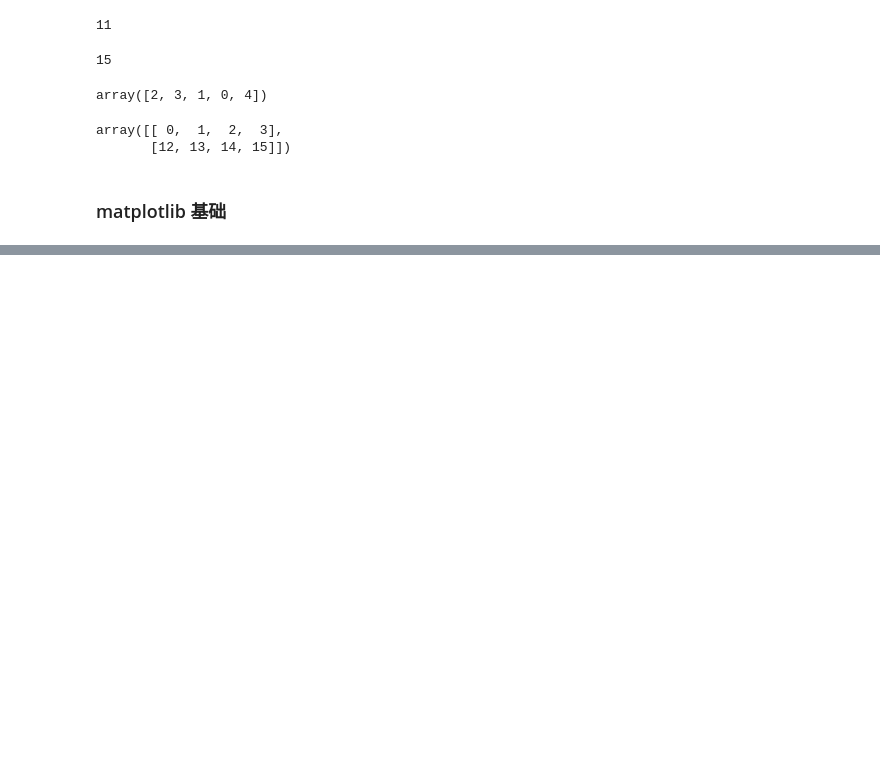
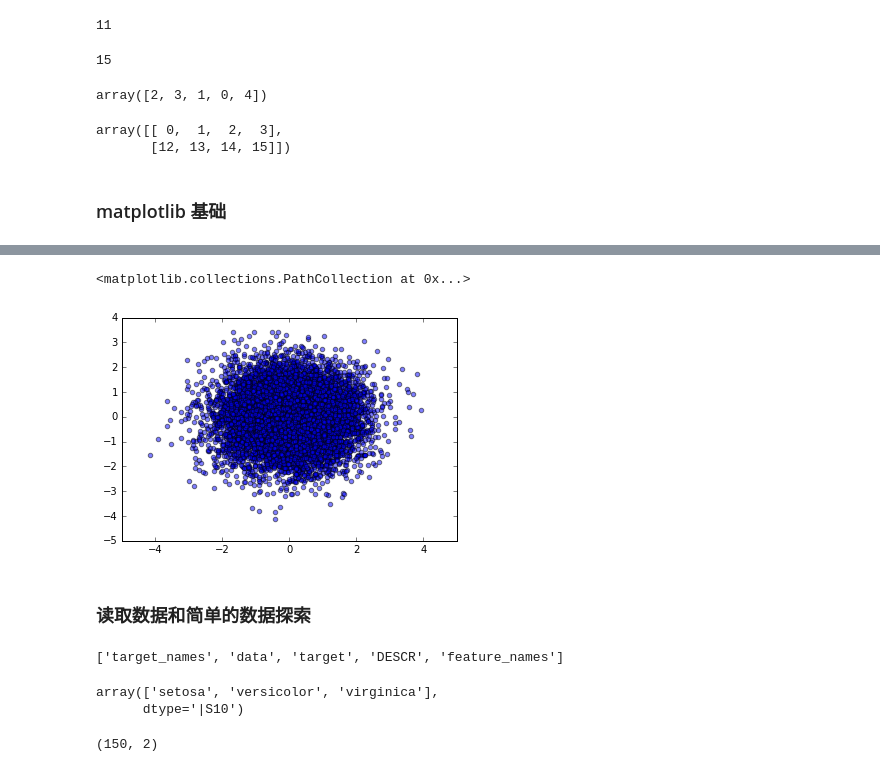
Before and after one commit to niguang-arrow/DownMak, a Jupyter notebook: Python/Numpy.ipynb, the cells around one changed output, grey strips where cells are left out. Cells and saved outputs as stored; diff of their text form; code cells hidden in the pictures; blank space fills up the shorter version.

```diff
--- a/Python/Numpy.ipynb
+++ b/Python/Numpy.ipynb
@@ -338,0 +349,9 @@ plt.plot?
+# %%
+x = np.random.normal(0, 1, 10000)
+y = np.random.normal(0, 1, 10000)
+plt.scatter(x, y, alpha=0.5)
+# %% [output]
+<matplotlib.collections.PathCollection at 0x...>
+[figure, added]
+# %% [markdown]
+### 读取数据和简单的数据探索
@@ -338,0 +362,15 @@ plt.plot?
+# %%
+iris.keys()
+# %% [output]
+['target_names', 'data', 'target', 'DESCR', 'feature_names']
+# %%
+iris.target_names
+# %% [output]
+array(['setosa', 'versicolor', 'virginica'],
+      dtype='|S10')
+# %%
+X = iris.data[:, :2]
+y = iris.target
+X.shape
+# %% [output]
+(150, 2)
```
Also changed, not shown: parts of 8 cells of this notebook, 5 other files.
